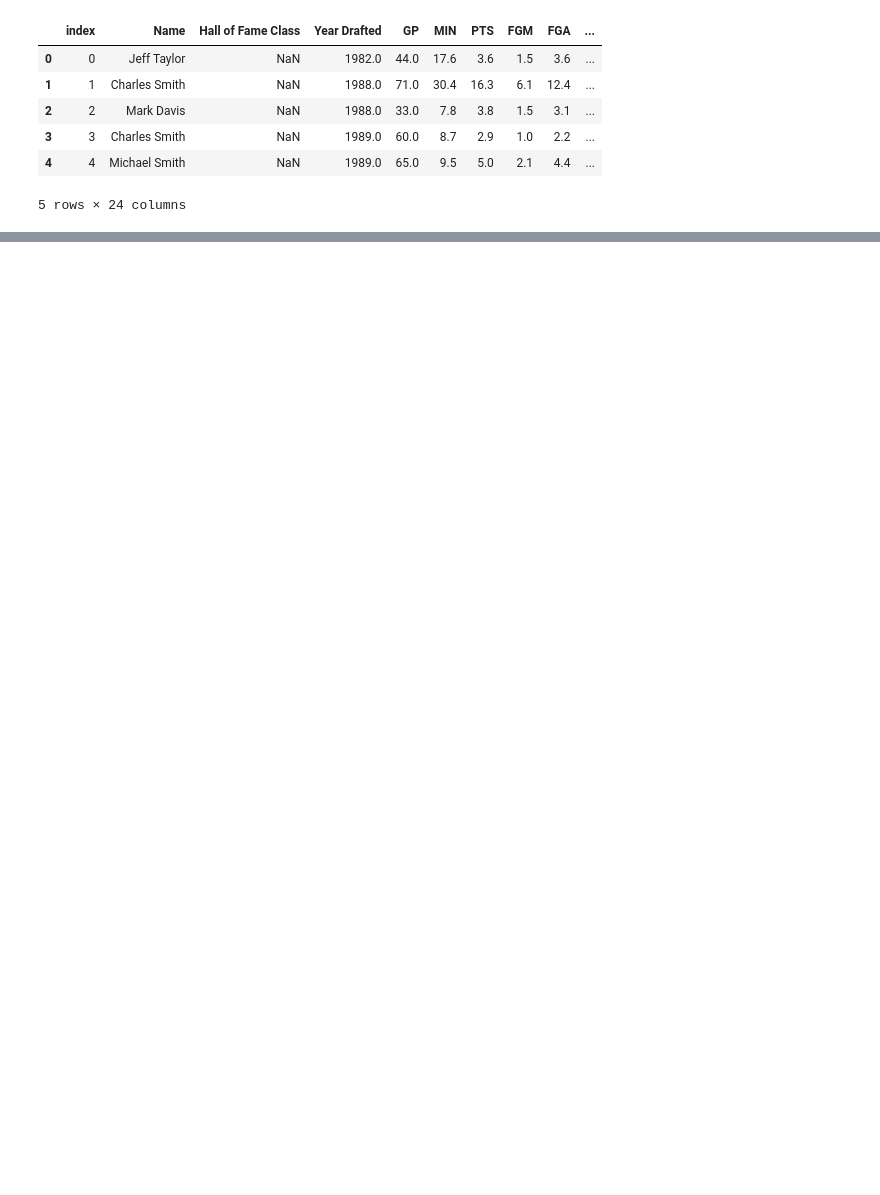
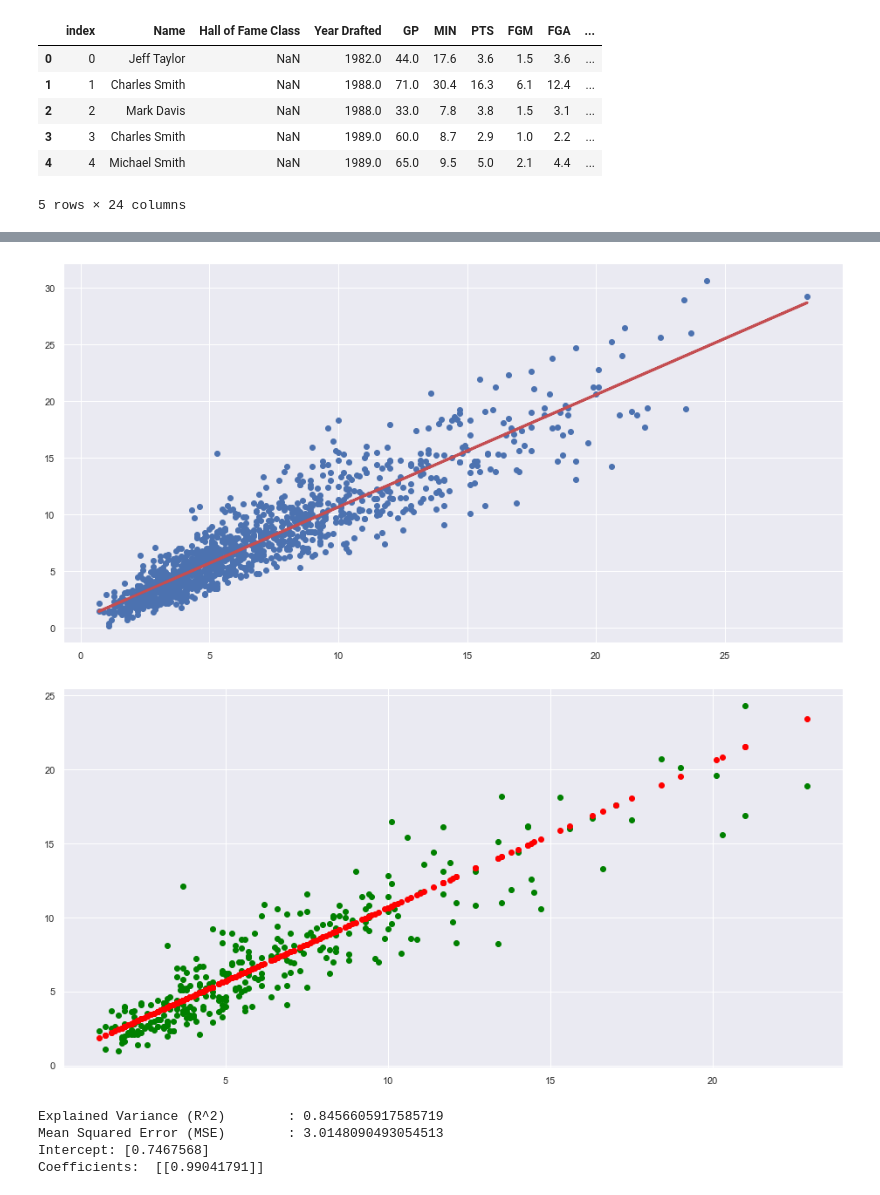
Before and after one commit to bron322/NBAPlayersHoFPrediction, a Jupyter notebook: mini_project.ipynb, the cells around one changed output, grey strips where cells are left out. Saved outputs shown, nothing was run; the diff lists cells and outputs as text; code cells hidden in the pictures; blank space fills up the shorter version.

Commit message:
can help check with the regression

```diff
--- a/mini_project.ipynb
+++ b/mini_project.ipynb
@@ -17,4 +17,5 @@ rookiedata.head()
 | 4 | 4 | Michael Smith | NaN | 1989.0 | 65.0 | 9.5 | 5.0 | 2.1 | 4.4 | ... |
 5 rows × 24 columns
 # %%
-print("gg")
+rookiedata['Hall of Fame Class'] = rookiedata['Hall of Fame Class'].apply(lambda x:0 if pd.isna(x) else 1)
+rookiedata.head(40)
@@ -20,0 +73,49 @@ print("gg")
+# %%
+train_data, test_data = train_test_split(rookiedata, test_size=0.2, random_state=0)
+# %%
+def regression(data,target_var, predictor):
+    train_x = train_data[[predictor]].values
+    train_y = train_data[[target_var]].values
+    test_x = test_data[[predictor]].values
+    test_y = test_data[[target_var]].values
+    reg = LinearRegression().fit(train_x,train_y)
+    intercept = reg.intercept_
+    coefficients = reg.coef_
+
+    # Formula for the Regression line
+    regline_x = train_x
+    regline_y = reg.intercept_ + reg.coef_ * train_x
+
+    # Plot the Linear Regression line
+    f, axes = plt.subplots(1, 1, figsize=(16, 8))
+    plt.scatter(train_x, train_y)
+    plt.plot(regline_x, regline_y, 'r-', linewidth = 3)
+    plt.show()
+
+    # Predict SalePrice values corresponding to GrLivArea
+    y_test_pred = reg.predict(test_x)
+
+    # Plot the Predictions on a Scatterplot
+    f = plt.figure(figsize=(16, 8))
+    plt.scatter(test_x, test_y, color = "green")
+    plt.scatter(test_x, y_test_pred, color = "red")
+    plt.show()
+
+    # Explained Variance in simply the "Score"
+    print("Explained Variance (R^2) \t:", reg.score(train_x, train_y))
+
+    # Compute MSE on the test set
+    print("Mean Squared Error (MSE) \t:", mean_squared_error(test_y, y_test_pred))
+    print("Intercept:" , intercept)
+    print("Coefficients: " , coefficients)
+    return intercept, coefficients
+# %%
+# predict Efficiency using PTS
+intercept, coefficients = regression(rookiedata, "EFF", "PTS")
+# %% [output]
+[figure, added]
+[figure, added]
+Explained Variance (R^2)        : 0.8456605917585719
+Mean Squared Error (MSE)        : 3.0148090493054513
+Intercept: [0.7467568]
+Coefficients:  [[0.99041791]]
```
Also changed, not shown: parts of 17 cells of this notebook.
